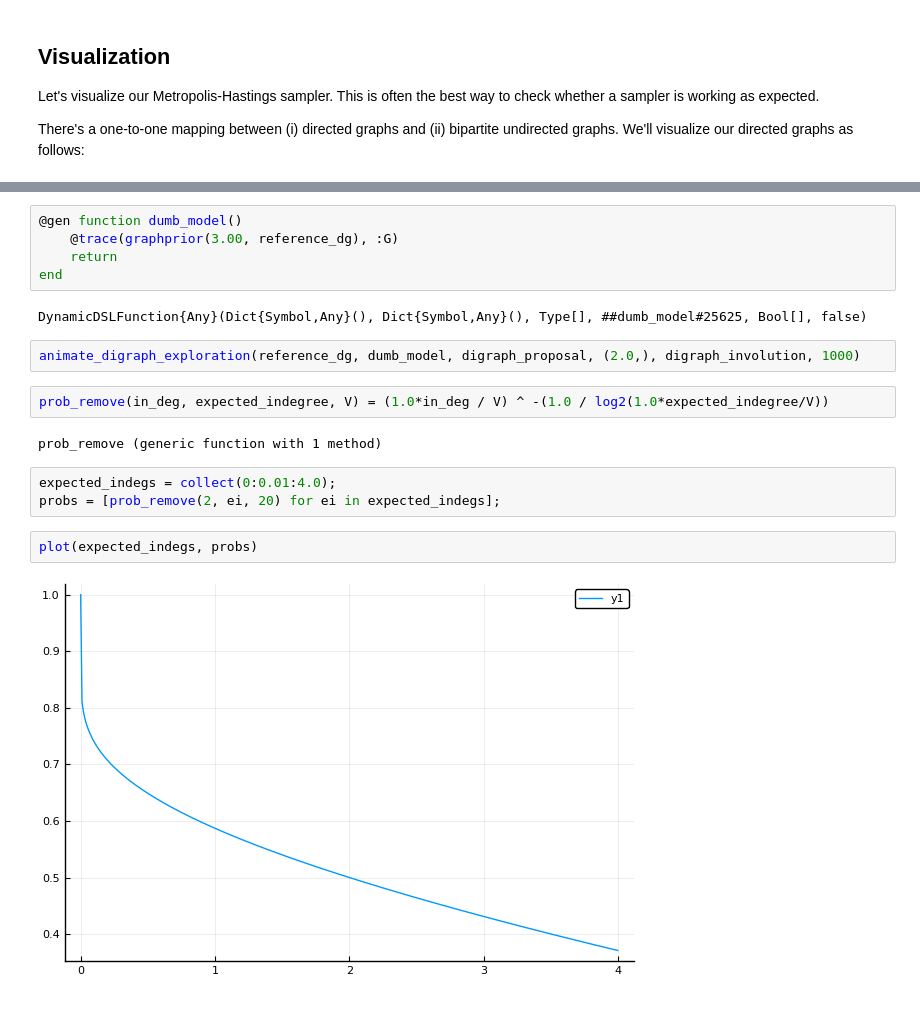
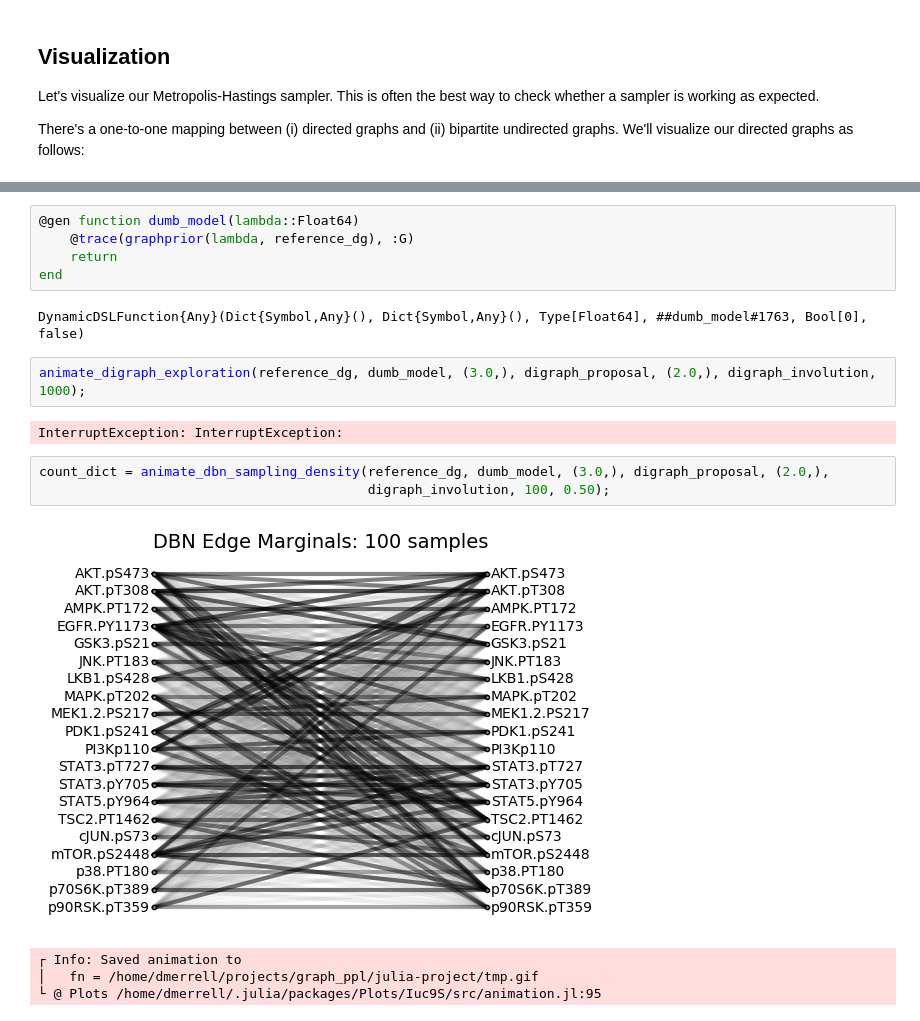
Before and after one commit to gitter-lab/ssps, a Jupyter notebook: julia-project/DBN-structure-inference.ipynb, the cells around one changed output, grey strips where cells are left out. Cells and saved outputs as stored; diff of their text form.

Commit message:
Finished code for sampling exploration/convergence animations

```diff
--- a/julia-project/DBN-structure-inference.ipynb
+++ b/julia-project/DBN-structure-inference.ipynb
@@ -404,20 +453,19 @@ animate_digraph_exploration (generic function with 1 method)
 # %%
-@gen function dumb_model()
-    @trace(graphprior(3.00, reference_dg), :G)
+@gen function dumb_model(lambda::Float64)
+    @trace(graphprior(lambda, reference_dg), :G)
     return
 end
 # %% [output]
-DynamicDSLFunction{Any}(Dict{Symbol,Any}(), Dict{Symbol,Any}(), Type[], ##dumb_model#25625, Bool[], false)
+DynamicDSLFunction{Any}(Dict{Symbol,Any}(), Dict{Symbol,Any}(), Type[Float64], ##dumb_model#1763, Bool[0], false)
 # %%
-animate_digraph_exploration(reference_dg, dumb_model, digraph_proposal, (2.0,), digraph_involution, 1000)
+animate_digraph_exploration(reference_dg, dumb_model, (3.0,), digraph_proposal, (2.0,), digraph_involution, 1000);
+# %% [output]
+InterruptException: InterruptException:
-# %%
-prob_remove(in_deg, expected_indegree, V) = (1.0*in_deg / V) ^ -(1.0 / log2(1.0*expected_indegree/V))
-# %% [output]
-prob_remove (generic function with 1 method)
-# %%
-expected_indegs = collect(0:0.01:4.0);
-probs = [prob_remove(2, ei, 20) for ei in expected_indegs];
-# %%
-plot(expected_indegs, probs)
-# %% [output]
-[figure, removed]
+# %%
+count_dict = animate_dbn_sampling_density(reference_dg, dumb_model, (3.0,), digraph_proposal, (2.0,),
+                                          digraph_involution, 100, 0.50);
+# %% [output]
+[figure, added]
+┌ Info: Saved animation to
+│   fn = /home/dmerrell/projects/graph_ppl/julia-project/tmp.gif
+└ @ Plots /home/dmerrell/.julia/packages/Plots/Iuc9S/src/animation.jl:95
```
Also changed, not shown: parts of 7 cells of this notebook, 2 other files.
